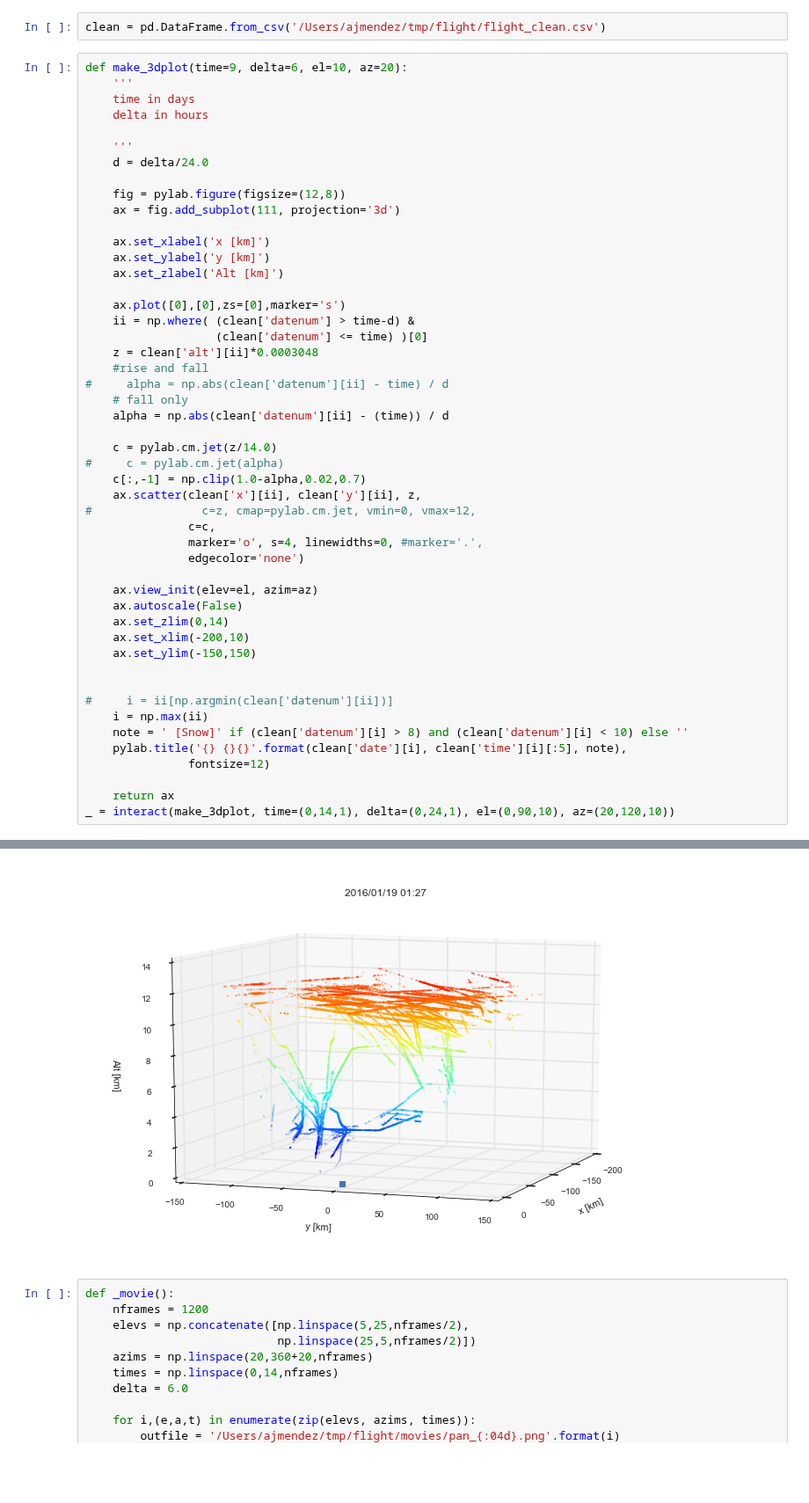
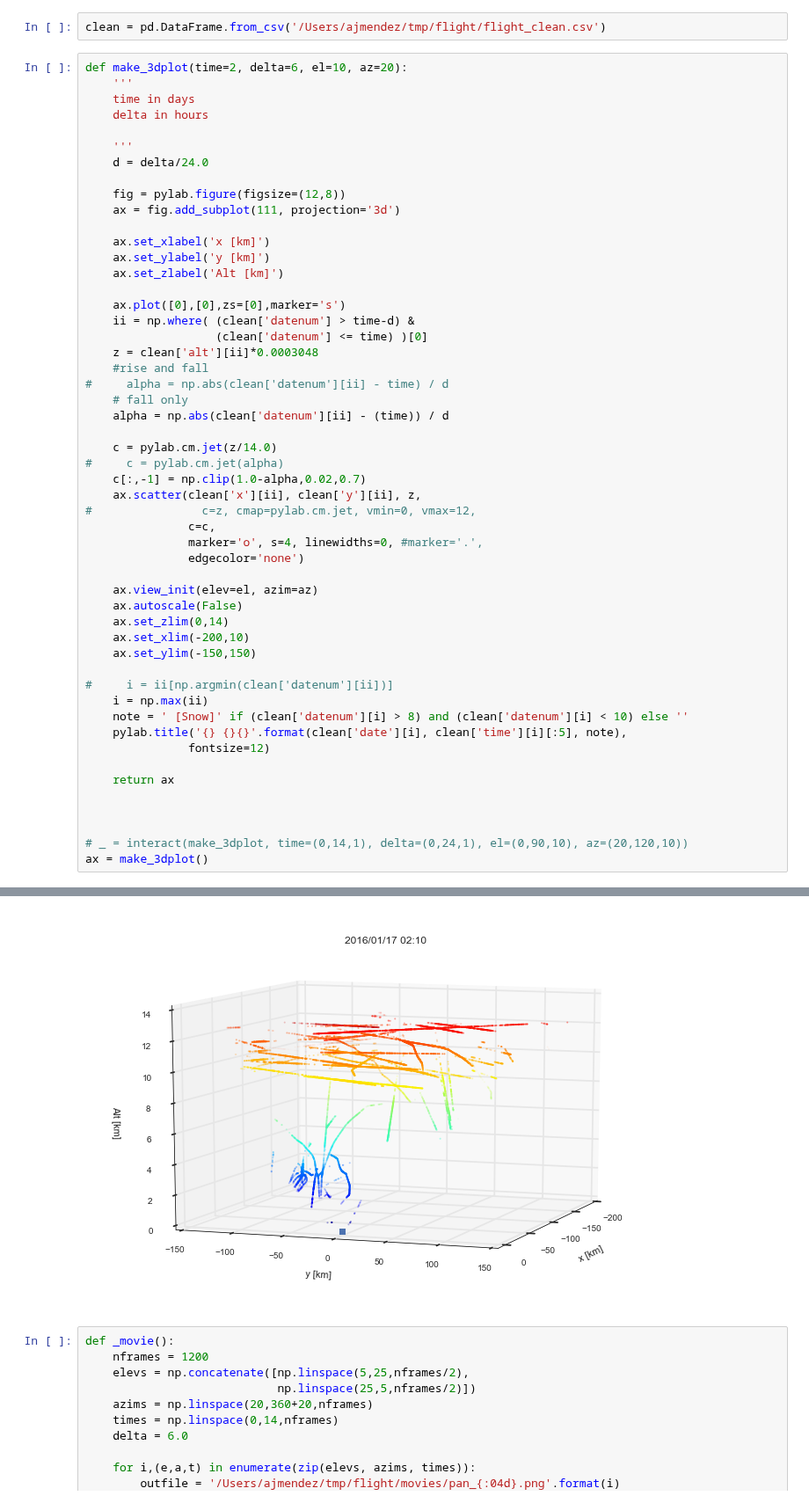
Before and after one commit to ajmendez/explore, a Jupyter notebook: aviation/snow_movie.ipynb, the cells around one changed output, grey strips where cells are left out. Shown at 88% size. Saved outputs shown, nothing was run; the diff lists cells and outputs as text; blank space fills up the shorter version.

```diff
--- a/aviation/snow_movie.ipynb
+++ b/aviation/snow_movie.ipynb
@@ -33,7 +33,7 @@ from mpl_toolkits.mplot3d import Axes3D
 # %%
 clean = pd.DataFrame.from_csv('/Users/ajmendez/tmp/flight/flight_clean.csv')
 # %%
-def make_3dplot(time=9, delta=6, el=10, az=20):
+def make_3dplot(time=2, delta=6, el=10, az=20):
     '''
     time in days
     delta in hours
@@ -72,7 +72,6 @@ def make_3dplot(time=9, delta=6, el=10, az=20):
     ax.set_xlim(-200,10)
     ax.set_ylim(-150,150)
 
-
 #     i = ii[np.argmin(clean['datenum'][ii])]
     i = np.max(ii)
     note = ' [Snow]' if (clean['datenum'][i] > 8) and (clean['datenum'][i] < 10) else ''
@@ -80,5 +79,9 @@ def make_3dplot(time=9, delta=6, el=10, az=20):
                fontsize=12)
 
     return ax
-_ = interact(make_3dplot, time=(0,14,1), delta=(0,24,1), el=(0,90,10), az=(20,120,10))
+
+
+
+# _ = interact(make_3dplot, time=(0,14,1), delta=(0,24,1), el=(0,90,10), az=(20,120,10))
+ax = make_3dplot()
 # %% [output]
@@ -86,4 +88,4 @@ _ = interact(make_3dplot, time=(0,14,1), delta=(0,24,1), el=(0,90,10), az=(20,12
-[figure, old version]
+[figure, new version]
 # %%
 def _movie():
     nframes = 1200
```
Also changed, not shown: parts of 14 cells of this notebook, 1 other file.
